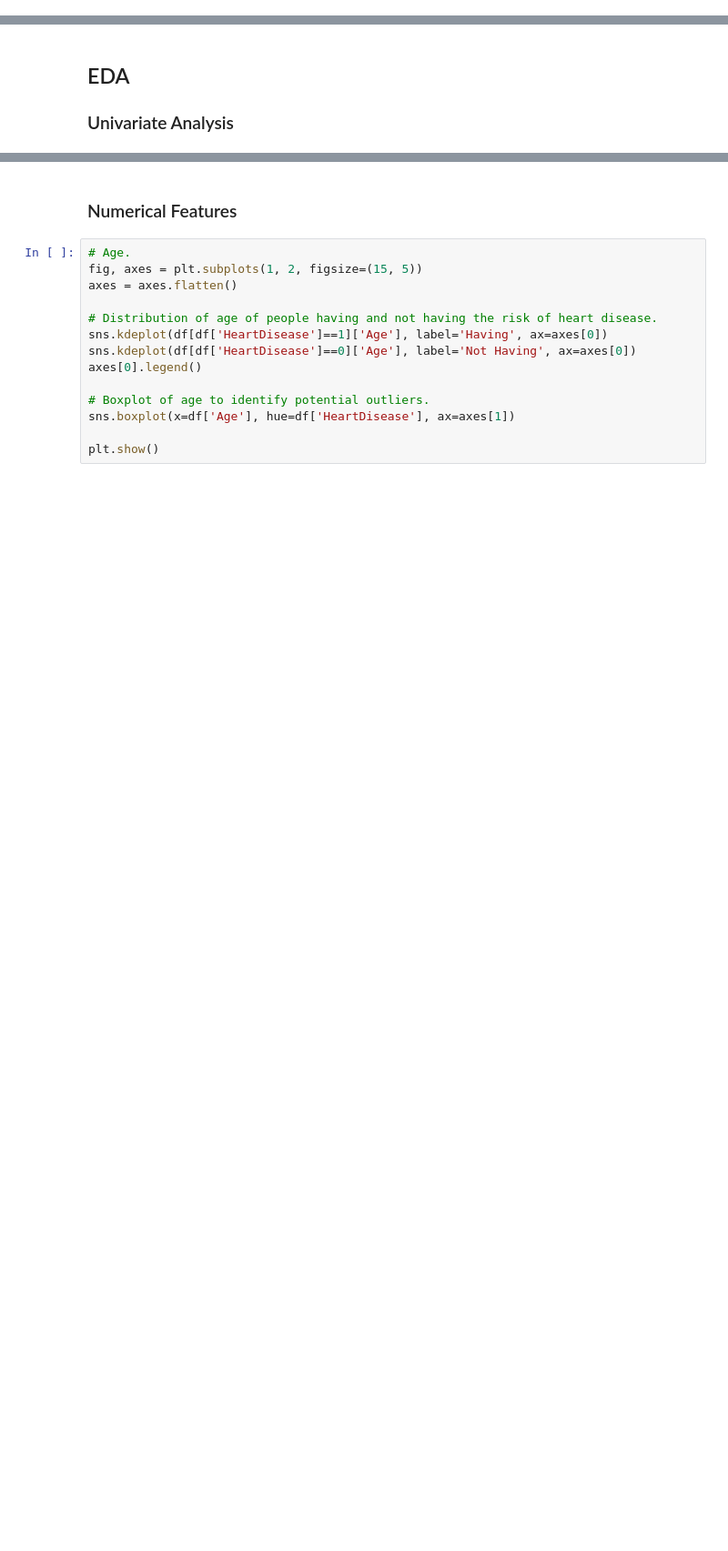
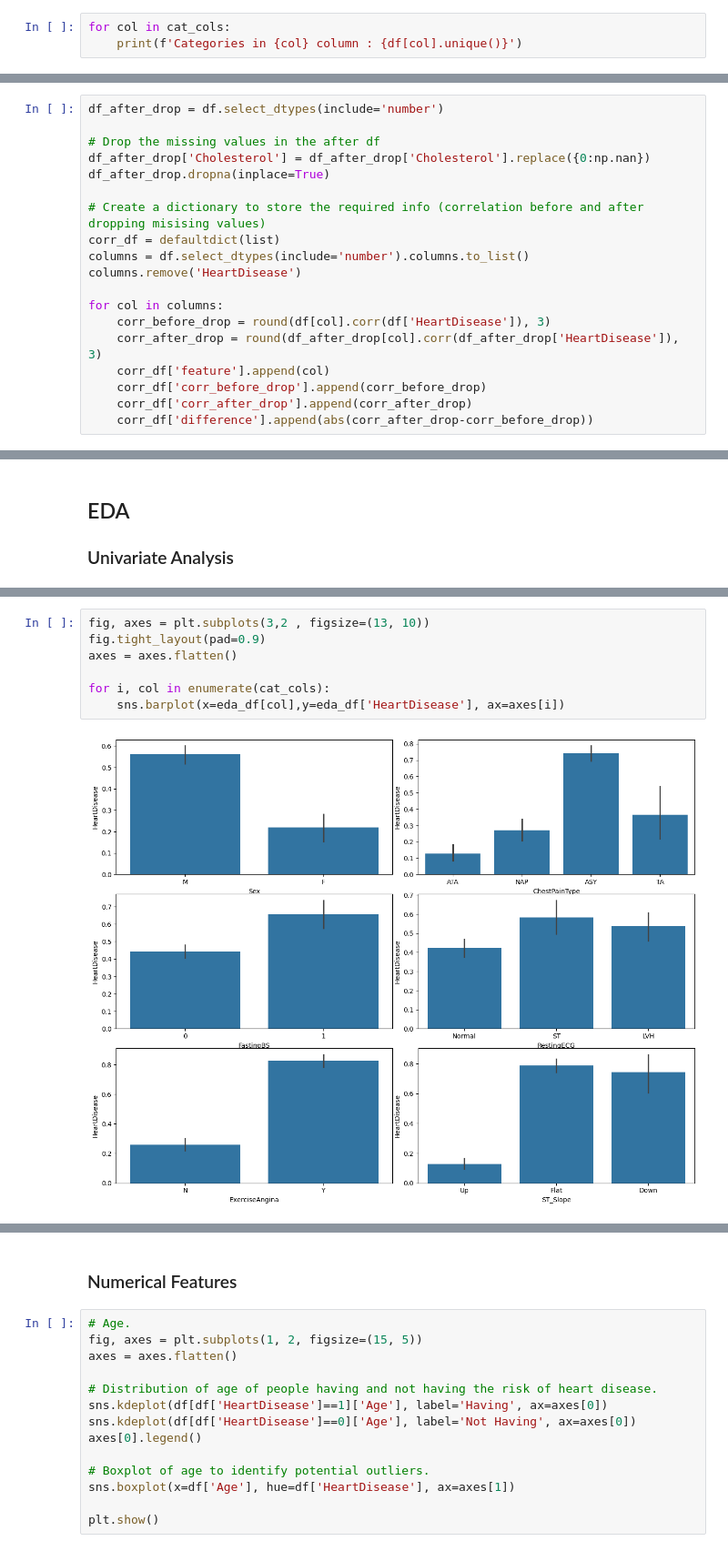
Before and after one commit to Karthik-005/Heart-Failure-Prediction, a Jupyter notebook: notebooks/01_exploratory_data_analysis.ipynb, the cells around one changed output, grey strips where cells are left out. Shown at 91% size. Cells and saved outputs as stored; diff of their text form; blank space fills up the shorter version.

```diff
--- a/notebooks/01_exploratory_data_analysis.ipynb
+++ b/notebooks/01_exploratory_data_analysis.ipynb
@@ -152,0 +84,3 @@ train['RestingBP'] = train['RestingBP'].replace({np.nan:train['RestingBP'].mean(
+# %%
+for col in cat_cols:
+    print(f'Categories in {col} column : {df[col].unique()}')
@@ -152,0 +164,19 @@ train['RestingBP'] = train['RestingBP'].replace({np.nan:train['RestingBP'].mean(
+# %%
+df_after_drop = df.select_dtypes(include='number')
+
+# Drop the missing values in the after df
+df_after_drop['Cholesterol'] = df_after_drop['Cholesterol'].replace({0:np.nan})
+df_after_drop.dropna(inplace=True)
+
+# Create a dictionary to store the required info (correlation before and after dropping misising values)
+corr_df = defaultdict(list)
+columns = df.select_dtypes(include='number').columns.to_list()
+columns.remove('HeartDisease')
+
+for col in columns:
+    corr_before_drop = round(df[col].corr(df['HeartDisease']), 3)
+    corr_after_drop = round(df_after_drop[col].corr(df_after_drop['HeartDisease']), 3)
+    corr_df['feature'].append(col)
+    corr_df['corr_before_drop'].append(corr_before_drop)
+    corr_df['corr_after_drop'].append(corr_after_drop)
+    corr_df['difference'].append(abs(corr_after_drop-corr_before_drop))
@@ -228,0 +244,9 @@ Probability of having a heartdisease based on RestingECG :
+# %%
+fig, axes = plt.subplots(3,2 , figsize=(13, 10))
+fig.tight_layout(pad=0.9)
+axes = axes.flatten()
+
+for i, col in enumerate(cat_cols):
+    sns.barplot(x=eda_df[col],y=eda_df['HeartDisease'], ax=axes[i])
+# %% [output]
+[figure, added]
```
Also changed, not shown: parts of 57 cells of this notebook, 3 other files.
